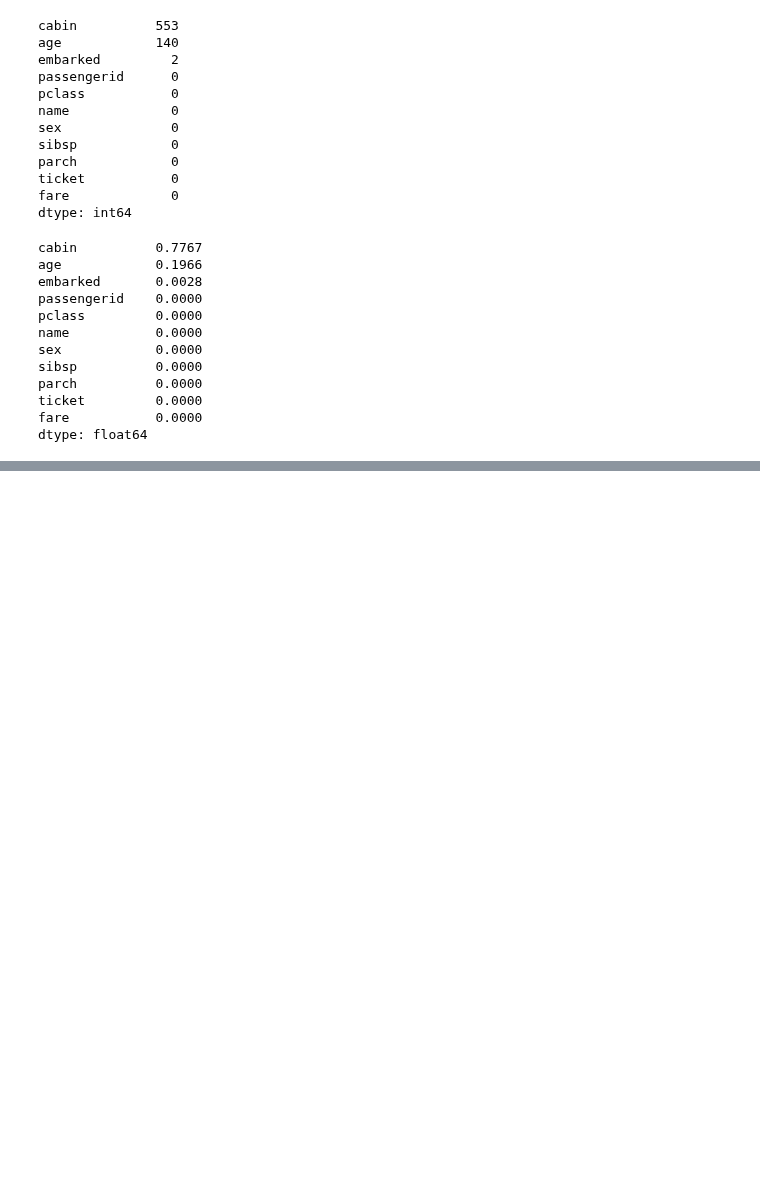
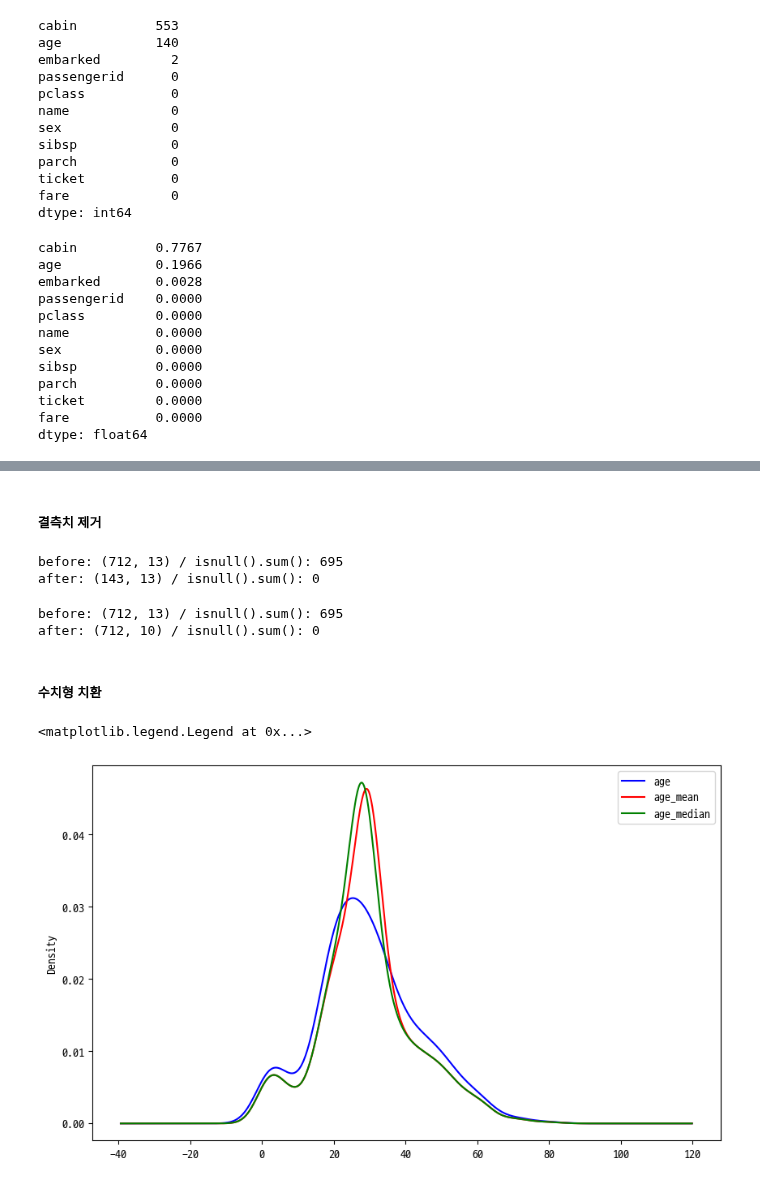
Before and after one commit to moneyless1989/data_engineering, a Jupyter notebook: lectures/20230213.ipynb, the cells around one changed output, grey strips where cells are left out. Saved outputs shown, nothing was run; the diff lists cells and outputs as text; code cells hidden in the pictures; blank space fills up the shorter version.

```diff
--- a/lectures/20230213.ipynb
+++ b/lectures/20230213.ipynb
@@ -419,0 +301,36 @@ findfont: Font family 'D2Coding ligature' not found.
+# %% [markdown]
+##### 결측치 제거
+# %%
+print(f'before: {X_tr.shape} / isnull().sum(): {X_tr.isnull().sum().sum()}')
+# 결측치가 있는 행 제거 : X_tr.dropna(axis=0)
+df_droprows = X_tr.dropna(axis=0)
+print(f'after: {df_droprows.shape} / isnull().sum(): {df_droprows.isnull().sum().sum()}')
+# %% [output]
+before: (712, 13) / isnull().sum(): 695
+after: (143, 13) / isnull().sum(): 0
+# %%
+print(f'before: {X_tr.shape} / isnull().sum(): {X_tr.isnull().sum().sum()}')
+# 결측치가 있는 열 제거 : X_tr.dropna(axis=1)
+df_dropcols = X_tr.dropna(axis=1)
+print(f'after: {df_dropcols.shape} / isnull().sum(): {df_dropcols.isnull().sum().sum()}')
+# %% [output]
+before: (712, 13) / isnull().sum(): 695
+after: (712, 10) / isnull().sum(): 0
+# %% [markdown]
+##### 수치형 치환
+# %%
+X_tr['age_mean'] = X_tr['age'].fillna(X_tr['age'].mean())
+X_tr['age_median'] = X_tr['age'].fillna(X_tr['age'].median())
+# %%
+# 분포 시각화
+fig, ax = plt.subplots(figsize=(10, 6))
+
+X_tr['age'].plot(kind='kde', ax=ax, color='blue')
+X_tr['age_mean'].plot(kind='kde', ax=ax, color='red')
+X_tr['age_median'].plot(kind='kde', ax=ax, color='green')
+
+lines, labels = ax.get_legend_handles_labels()
+ax.legend(lines, labels, loc='best')
+# %% [output]
+<matplotlib.legend.Legend at 0x...>
+[figure, added]
```
Also changed, not shown: parts of 50 cells of this notebook, 7 other files.
